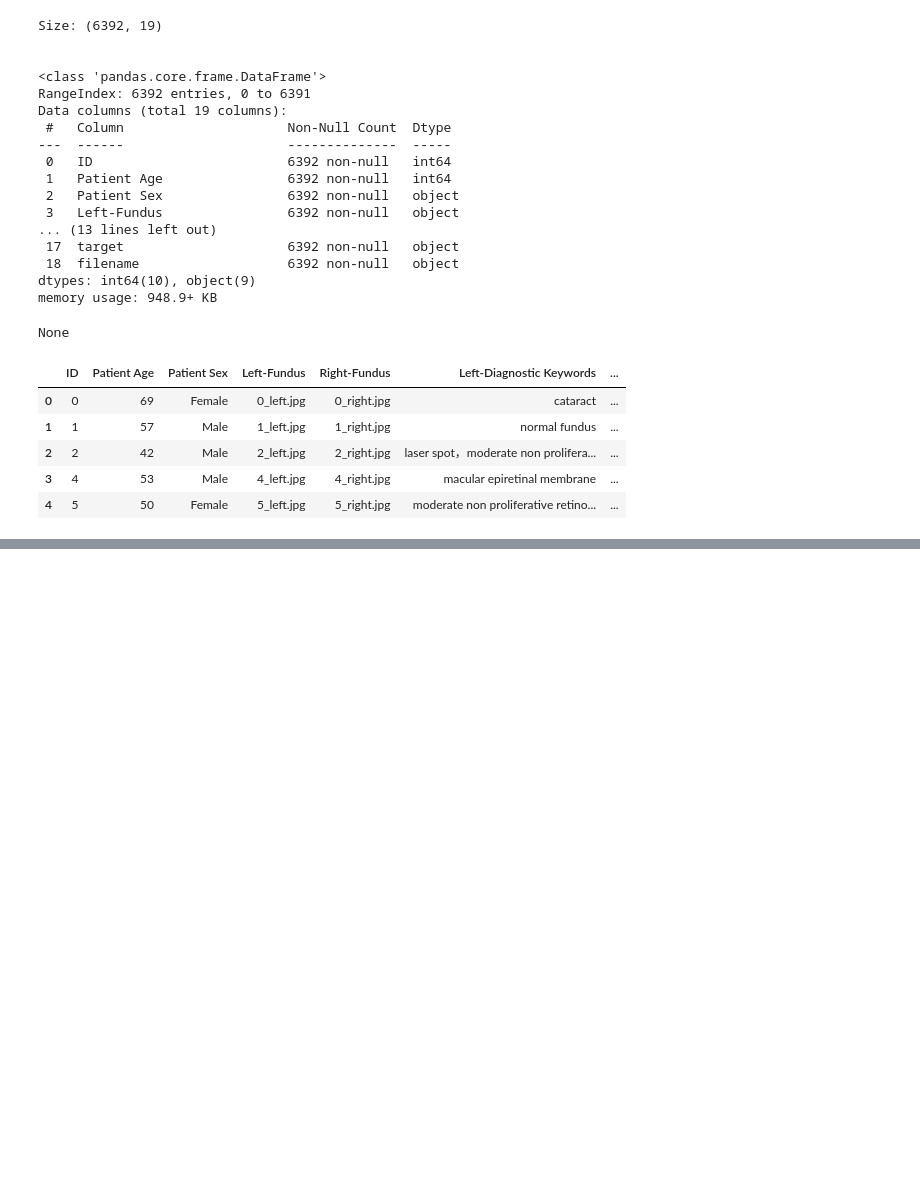
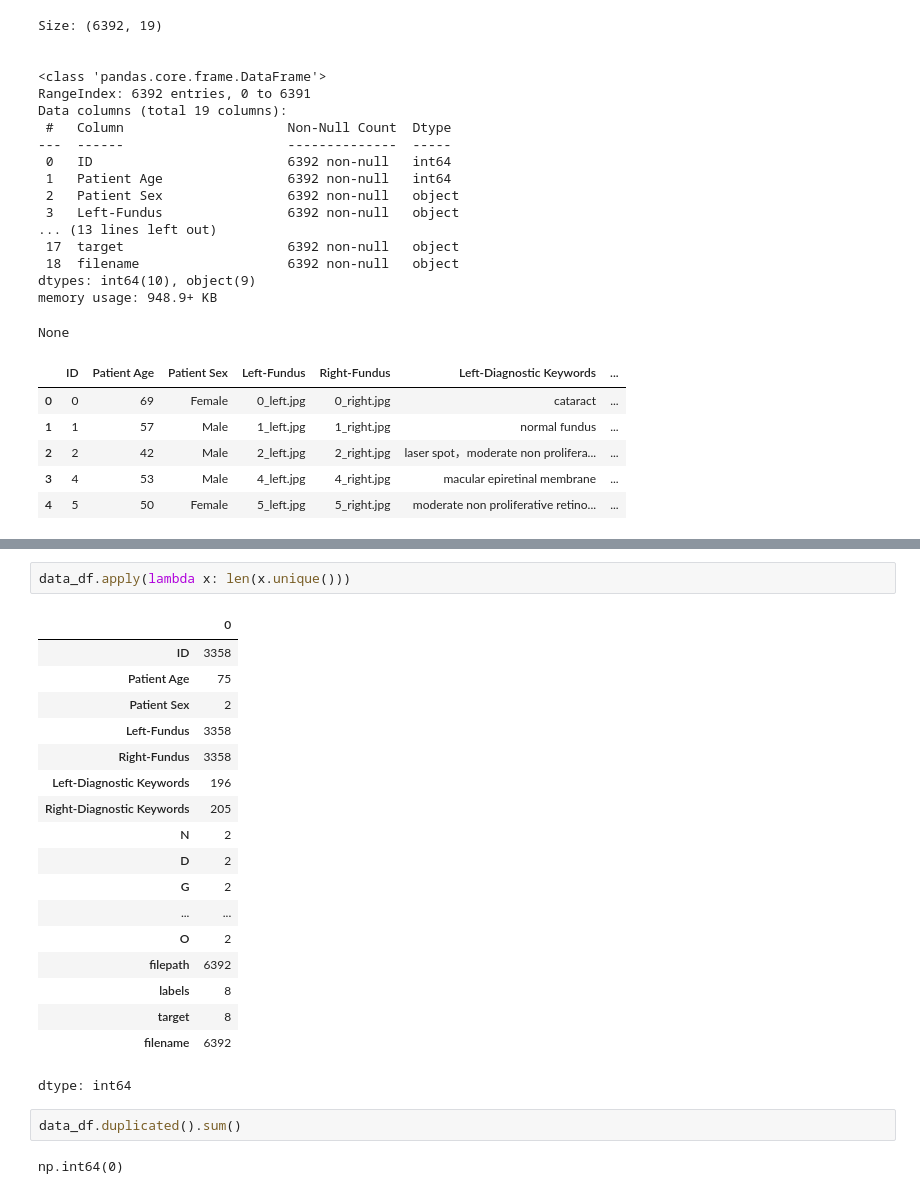
Before and after one commit to tasawar301/final_year_ocular, a Jupyter notebook: OCULAR_1.ipynb, the cells around one changed output, grey strips where cells are left out. Drawn from its saved outputs; the diff is of its cells as text; blank space fills up the shorter version.

```diff
--- a/OCULAR_1.ipynb
+++ b/OCULAR_1.ipynb
@@ -54,0 +96,25 @@ None
+# %%
+data_df.apply(lambda x: len(x.unique()))
+# %% [output]
+|  | 0 |
+| ID | 3358 |
+| Patient Age | 75 |
+| Patient Sex | 2 |
+| Left-Fundus | 3358 |
+| Right-Fundus | 3358 |
+| Left-Diagnostic Keywords | 196 |
+| Right-Diagnostic Keywords | 205 |
+| N | 2 |
+| D | 2 |
+| G | 2 |
+| ... | ... |
+| O | 2 |
+| filepath | 6392 |
+| labels | 8 |
+| target | 8 |
+| filename | 6392 |
+dtype: int64
+# %%
+data_df.duplicated().sum()
+# %% [output]
+np.int64(0)
```
Also changed, not shown: parts of 4 cells of this notebook.
